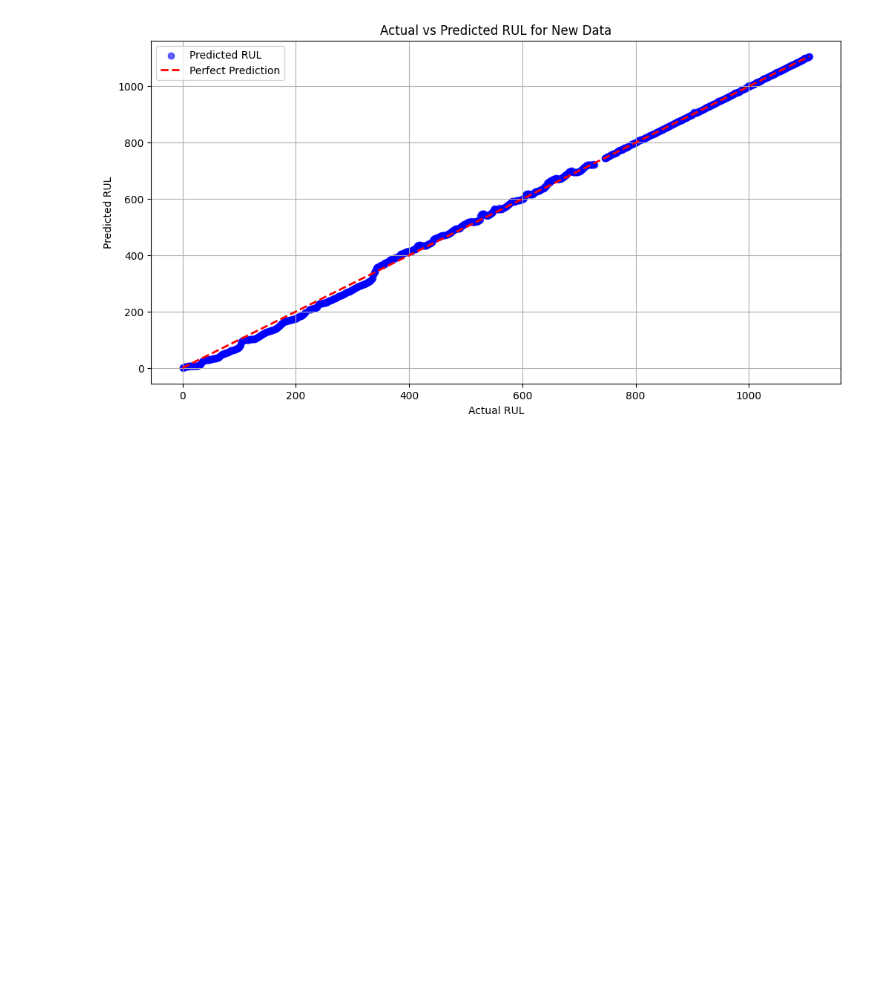
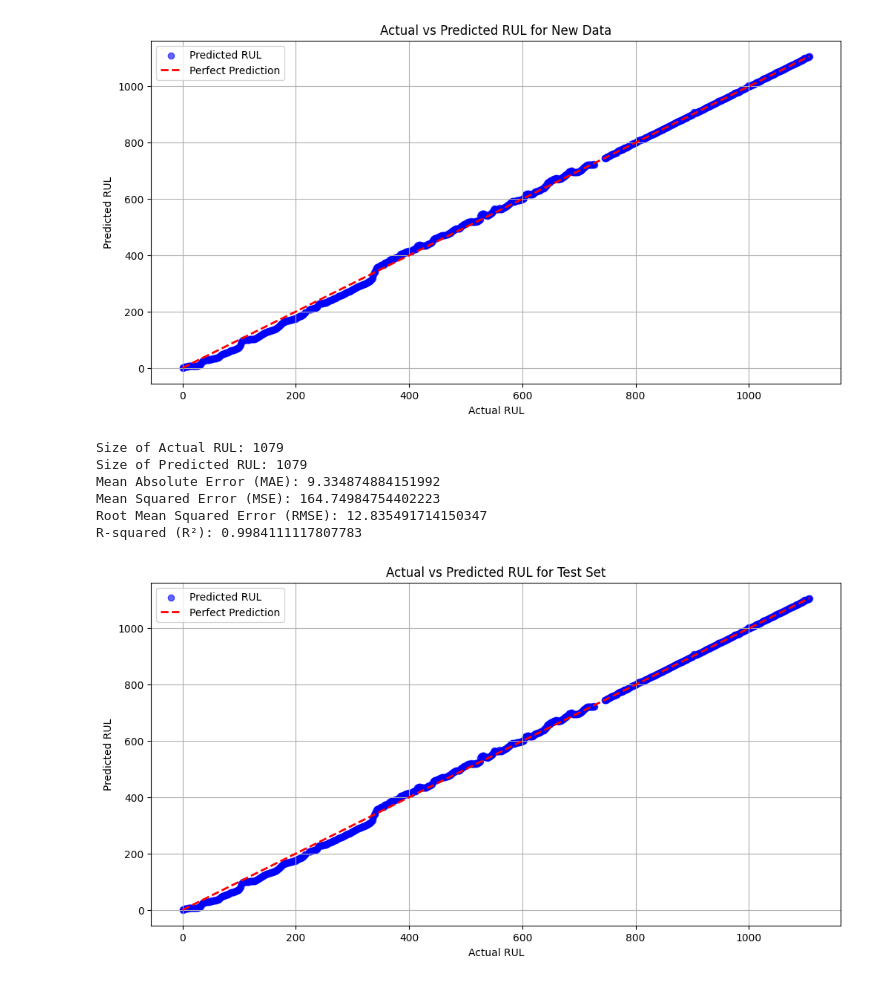
Before and after one commit to Mrperfect06/EV-Battery-RUL-prediction, a Jupyter notebook: battery-health-predict.ipynb, the cells around one changed output. Cells and saved outputs as stored; diff of their text form; code cells hidden in the pictures; blank space fills up the shorter version.

Commit message:
Kaggle Notebook | Battery health predict | Version 3

```diff
--- a/battery-health-predict.ipynb
+++ b/battery-health-predict.ipynb
@@ -314,3 +294,51 @@ else:
 Size of Actual RUL: 1079
 Size of Predicted RUL: 1079
 [figure]
+# %%
+from sklearn.metrics import mean_absolute_error, mean_squared_error, r2_score
+
+# Check if both 'RUL' (actual) and 'Predicted_RUL' are in the test data
+if 'RUL' in new_data.columns and 'Predicted_RUL' in new_data.columns:
+    # Extract actual and predicted RUL values
+    actual_rul = new_data['RUL'].values
+    predicted_rul = new_data['Predicted_RUL'].values
+
+    # Print size of actual and predicted RUL
+    print("Size of Actual RUL:", actual_rul.size)
+    print("Size of Predicted RUL:", predicted_rul.size)
+
+    # Compute evaluation metrics
+    mae = mean_absolute_error(actual_rul, predicted_rul)
+    mse = mean_squared_error(actual_rul, predicted_rul)
+    rmse = np.sqrt(mse)
+    r2 = r2_score(actual_rul, predicted_rul)
+
+    # Print metrics
+    print(f"Mean Absolute Error (MAE): {mae}")
+    print(f"Mean Squared Error (MSE): {mse}")
+    print(f"Root Mean Squared Error (RMSE): {rmse}")
+    print(f"R-squared (R²): {r2}")
+
+    # Step 2: Plot Actual vs Predicted RUL
+    if actual_rul.size == predicted_rul.size:
+        plt.figure(figsize=(12, 6))
+        plt.scatter(actual_rul, predicted_rul, alpha=0.6, color='blue', label='Predicted RUL')
+        plt.plot([actual_rul.min(), actual_rul.max()], [actual_rul.min(), actual_rul.max()], '--', lw=2, color='red', label='Perfect Prediction')
+        plt.xlabel('Actual RUL')
+        plt.ylabel('Predicted RUL')
+        plt.title('Actual vs Predicted RUL for Test Set')
+        plt.legend()
+        plt.grid()
+        plt.show()
+    else:
+        print("The sizes of actual and predicted RUL do not match. Unable to create scatter plot.")
+else:
+    print("Actual RUL values are not available in the test data.")
+# %% [output]
+Size of Actual RUL: 1079
+Size of Predicted RUL: 1079
+Mean Absolute Error (MAE): 9.334874884151992
+Mean Squared Error (MSE): 164.74984754402223
+Root Mean Squared Error (RMSE): 12.835491714150347
+R-squared (R²): 0.9984111117807783
+[figure, added]
```
Also changed, not shown: parts of 6 cells of this notebook.
